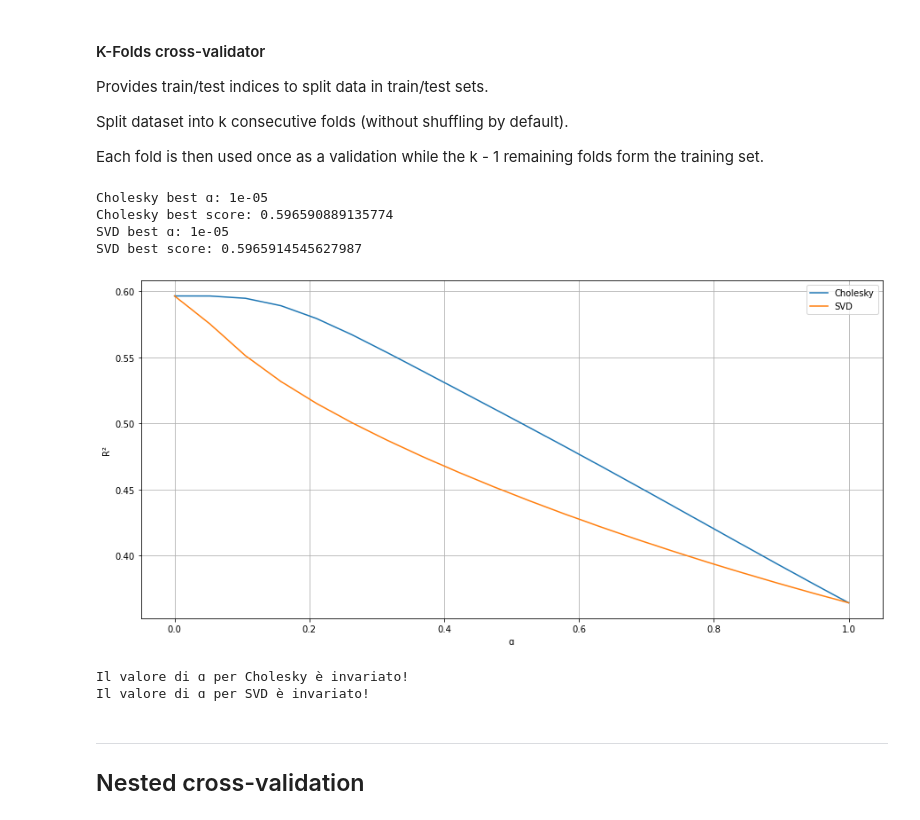
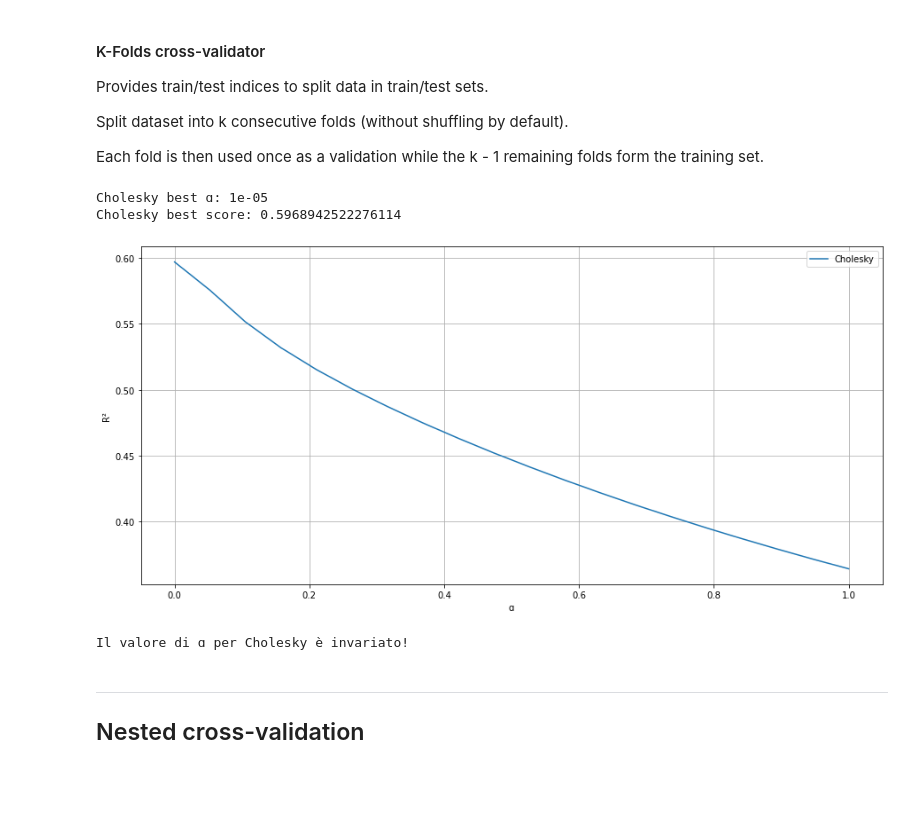
Before and after one commit to mikymaione/HousingPrices, a Jupyter notebook: Source code/HousingPrices/Miky.ipynb, the cells around one changed output. Saved outputs shown, nothing was run; the diff lists cells and outputs as text; code cells hidden in the pictures; blank space fills up the shorter version.

```diff
--- a/Source code/HousingPrices/Miky.ipynb
+++ b/Source code/HousingPrices/Miky.ipynb
@@ -390,33 +388,24 @@ x_train, x_test, y_train, y_test = train_test_split(X, y, test_size=0.4, shuffle
 ### Elaborazione per range di ɑ
 # %%
 maes_c = []
-maes_s = []
 
 r2s_c = []
-r2s_s = []
 
 for ɑ in alphas:
     cholesky.alpha = ɑ
-    svd.alpha = ɑ
 
     cholesky.fit(x_train, y_train)
-    svd.fit(x_train, y_train)
 
     y_predict_c = cholesky.predict(x_test)
-    y_predict_s = svd.predict(x_test)
 
     # Return the MSE of the prediction.
     mae_c = mean_squared_error(y_test, y_predict_c)
-    mae_s = mean_squared_error(y_test, y_predict_s)
 
     maes_c.append(mae_c)
-    maes_s.append(mae_s)
 
     r2_c = r2_score(y_test, y_predict_c)
-    r2_s = r2_score(y_test, y_predict_s)
 
     r2s_c.append(r2_c)
-    r2s_s.append(r2_s)
 # %%
 plt.figure(figsize=(15, 7))
 
@@ -476,10 +451,7 @@ SVD:
 # %%
 cholesky.alpha = best_alpha_c
-svd.alpha = best_alpha_c
 
 cholesky.fit(x_train, y_train)
-svd.fit(x_train, y_train)
 
 y_predict_c = cholesky.predict(x_test)
-y_predict_s = svd.predict(x_test)
 # %%
@@ -526,84 +490,60 @@ Split dataset into k consecutive folds (without shuffling by default).
 Each fold is then used once as a validation while the k - 1 remaining folds form the training set.
 # %%
 scores_c = []
-scores_s = []
 
 kf = KFold(n_splits=5, shuffle=shuffleDataSet)
 
 for ɑ in alphas:
     k_scores_c = []
-    k_scores_s = []
 
     cholesky.alpha = ɑ
-    svd.alpha = ɑ
 
     for train_index, test_index in kf.split(X):
         x_train, x_test = X.iloc[train_index], X.iloc[test_index]
         y_train, y_test = y.iloc[train_index], y.iloc[test_index]
 
         cholesky.fit(x_train, y_train)
-        svd.fit(x_train, y_train)
 
         y_pred_c = cholesky.predict(x_test)
-        y_pred_s = svd.predict(x_test)
 
         # Return the coefficient of determination R² of the prediction.
-        score_c = r2_score(y_test, y_pred_s)
-        score_s = r2_score(y_test, y_pred_c)
+        score_c = r2_score(y_test, y_pred_c)
 
         k_scores_c.append(score_c)
-        k_scores_s.append(score_s)
 
     scores_c.append(numpy.mean(k_scores_c))
-    scores_s.append(numpy.mean(k_scores_s))
 # %%
 idx_max_c = numpy.argmax(scores_c)
-idx_max_s = numpy.argmax(scores_s)
 
 best_alpha_c = alphas[idx_max_c]
-best_alpha_s = alphas[idx_max_s]
 
 print(f'Cholesky best ɑ: {best_alpha_c}')
 print(f'Cholesky best score: {scores_c[idx_max_c]}')
-
-print(f'SVD best ɑ: {best_alpha_s}')
-print(f'SVD best score: {scores_s[idx_max_s]}')
 # %% [output]
 Cholesky best ɑ: 1e-05
-Cholesky best score: 0.596590889135774
-SVD best ɑ: 1e-05
-SVD best score: 0.5965914545627987
+Cholesky best score: 0.5968942522276114
 # %%
 plt.figure(figsize=(15, 7))
 plt.xlabel('ɑ')
 plt.ylabel('R²')
 
 plt.plot(alphas, scores_c, label='Cholesky')
-plt.plot(alphas, scores_s, label='SVD')
 
 plt.legend()
 plt.grid()
 plt.show()
 # %% [output]
-[figure, old version]
+[figure, new version]
 # %%
 idx_max_c = numpy.argmax(scores_c)
-idx_max_s = numpy.argmax(scores_s)
 
 if best_alpha_c == alphas[idx_max_c]:
     print('Il valore di ɑ per Cholesky è invariato!')
 else:
     best_alpha_c = alphas[idx_max_c]
     print(f'Cholesky best ɑ: {best_alpha_c}')
-
-if best_alpha_s == alphas[idx_max_s]:
-    print('Il valore di ɑ per SVD è invariato!')
-else:
-    best_alpha_s = alphas[idx_max_s]
-    print(f'SVD best ɑ: {best_alpha_s}')
 # %% [output]
 Il valore di ɑ per Cholesky è invariato!
-Il valore di ɑ per SVD è invariato!
 # %%
 if best_alpha_c != alphas[idx_max_c]:
     cholesky.set_params(alpha = best_alpha_c)
```
Also changed, not shown: parts of 23 cells of this notebook.
